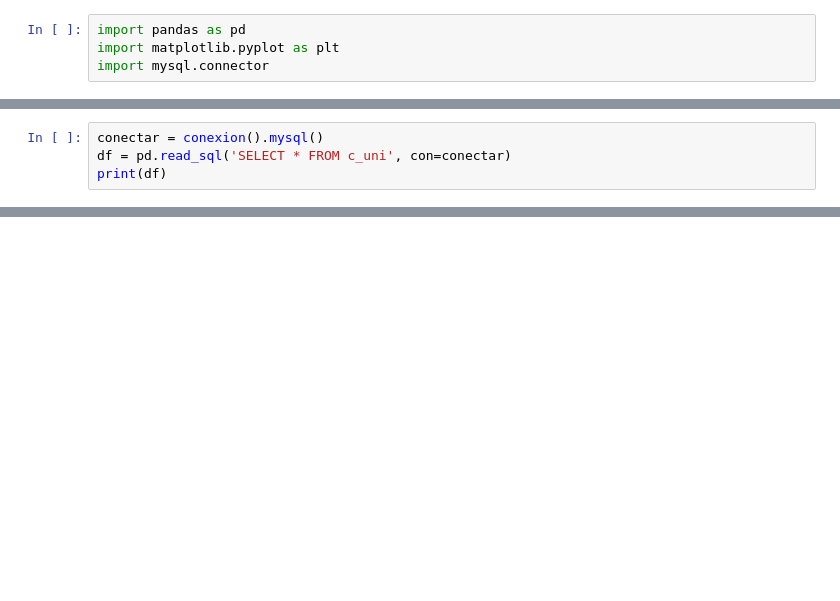
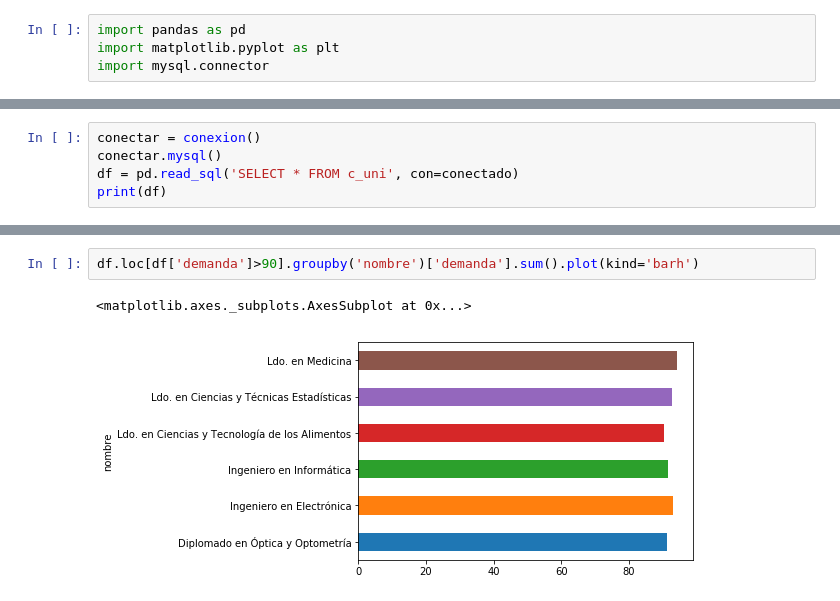
Before and after one commit to robertocmt/ejercicio5, a Jupyter notebook: ejercicio5.ipynb, the cells around one changed output, grey strips where cells are left out. Cells and saved outputs as stored; diff of their text form; blank space fills up the shorter version.

```diff
--- a/ejercicio5.ipynb
+++ b/ejercicio5.ipynb
@@ -8,6 +9,7 @@ class conexion:
         conectado = mysql.connector.connect(host='localhost',database='carreras',user='admincar',password='admincar')
 # %%
-conectar = conexion().mysql()
-df = pd.read_sql('SELECT * FROM c_uni', con=conectar)
+conectar = conexion()
+conectar.mysql()
+df = pd.read_sql('SELECT * FROM c_uni', con=conectado)
 print(df)
 # %% [output]
@@ -14,0 +39,5 @@ AttributeError: 'NoneType' object has no attribute 'cursor'
+# %%
+df.loc[df['demanda']>90].groupby('nombre')['demanda'].sum().plot(kind='barh')
+# %% [output]
+<matplotlib.axes._subplots.AxesSubplot at 0x...>
+[figure, added]
```
Also changed, not shown: parts of 5 cells of this notebook.
